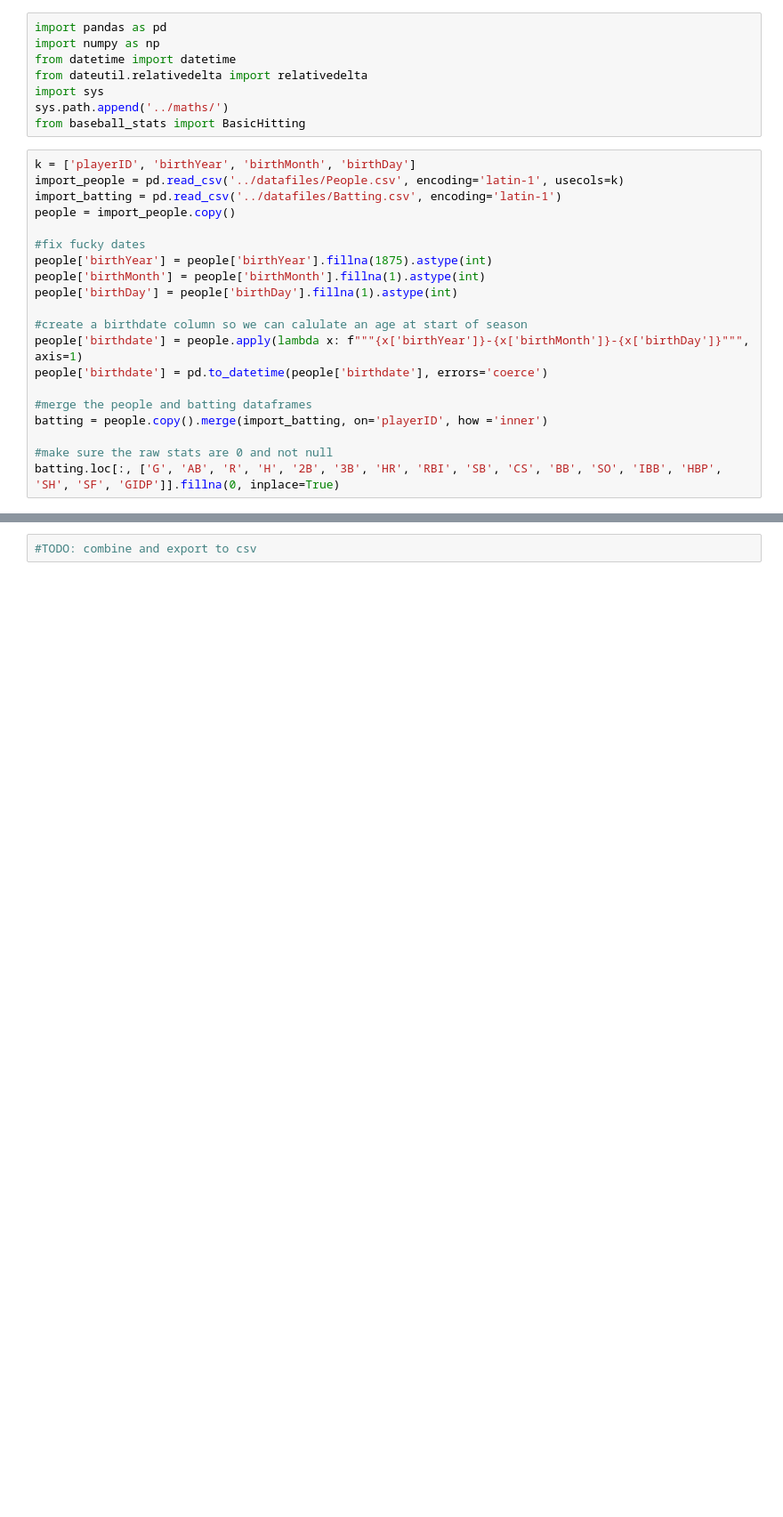
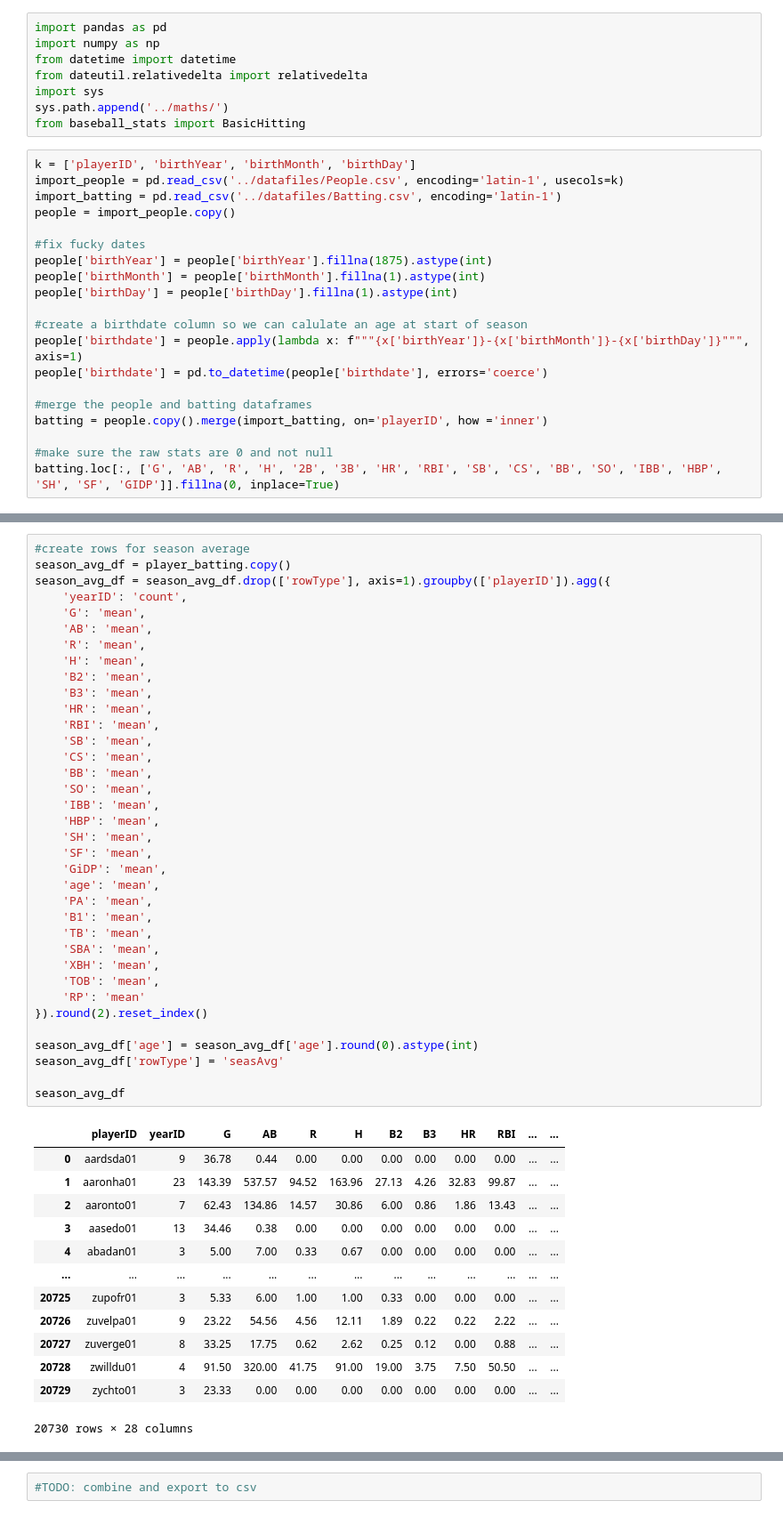
Before and after one commit to anwrak/jbbs_data, a Jupyter notebook: process_data/player_batting.ipynb, the cells around one changed output, grey strips where cells are left out. Shown at 89% size. Drawn from its saved outputs; the diff is of its cells as text; blank space fills up the shorter version.

```diff
--- a/process_data/player_batting.ipynb
+++ b/process_data/player_batting.ipynb
@@ -69,2 +101,52 @@ career_df = player_batting.copy()
+# %%
+#create rows for season average
+season_avg_df = player_batting.copy()
+season_avg_df = season_avg_df.drop(['rowType'], axis=1).groupby(['playerID']).agg({
+    'yearID': 'count',
+    'G': 'mean',
+    'AB': 'mean',
+    'R': 'mean',
+    'H': 'mean',
+    'B2': 'mean',
+    'B3': 'mean',
+    'HR': 'mean',
+    'RBI': 'mean',
+    'SB': 'mean',
+    'CS': 'mean',
+    'BB': 'mean',
+    'SO': 'mean',
+    'IBB': 'mean',
+    'HBP': 'mean',
+    'SH': 'mean',
+    'SF': 'mean',
+    'GiDP': 'mean',
+    'age': 'mean',
+    'PA': 'mean',
+    'B1': 'mean',
+    'TB': 'mean',
+    'SBA': 'mean',
+    'XBH': 'mean',
+    'TOB': 'mean',
+    'RP': 'mean'
+}).round(2).reset_index()
+
+season_avg_df['age'] = season_avg_df['age'].round(0).astype(int)
+season_avg_df['rowType'] = 'seasAvg'
+
+season_avg_df
+# %% [output]
+|  | playerID | yearID | G | AB | R | H | B2 | B3 | HR | RBI | ... | ... |
+| 0 | aardsda01 | 9 | 36.78 | 0.44 | 0.00 | 0.00 | 0.00 | 0.00 | 0.00 | 0.00 | ... | ... |
+| 1 | aaronha01 | 23 | 143.39 | 537.57 | 94.52 | 163.96 | 27.13 | 4.26 | 32.83 | 99.87 | ... | ... |
+| 2 | aaronto01 | 7 | 62.43 | 134.86 | 14.57 | 30.86 | 6.00 | 0.86 | 1.86 | 13.43 | ... | ... |
+| 3 | aasedo01 | 13 | 34.46 | 0.38 | 0.00 | 0.00 | 0.00 | 0.00 | 0.00 | 0.00 | ... | ... |
+| 4 | abadan01 | 3 | 5.00 | 7.00 | 0.33 | 0.67 | 0.00 | 0.00 | 0.00 | 0.00 | ... | ... |
+| ... | ... | ... | ... | ... | ... | ... | ... | ... | ... | ... | ... | ... |
+| 20725 | zupofr01 | 3 | 5.33 | 6.00 | 1.00 | 1.00 | 0.33 | 0.00 | 0.00 | 0.00 | ... | ... |
+| 20726 | zuvelpa01 | 9 | 23.22 | 54.56 | 4.56 | 12.11 | 1.89 | 0.22 | 0.22 | 2.22 | ... | ... |
+| 20727 | zuverge01 | 8 | 33.25 | 17.75 | 0.62 | 2.62 | 0.25 | 0.12 | 0.00 | 0.88 | ... | ... |
+| 20728 | zwilldu01 | 4 | 91.50 | 320.00 | 41.75 | 91.00 | 19.00 | 3.75 | 7.50 | 50.50 | ... | ... |
+| 20729 | zychto01 | 3 | 23.33 | 0.00 | 0.00 | 0.00 | 0.00 | 0.00 | 0.00 | 0.00 | ... | ... |
+20730 rows × 28 columns
 # %%
 
```
Also changed, not shown: parts of 3 cells of this notebook.
